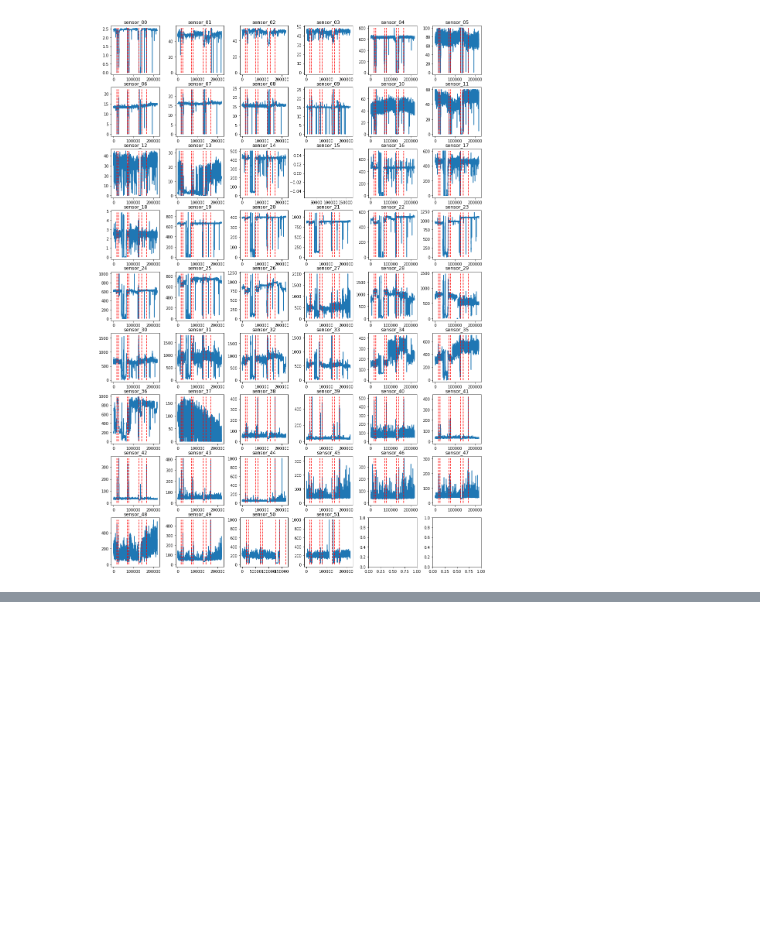
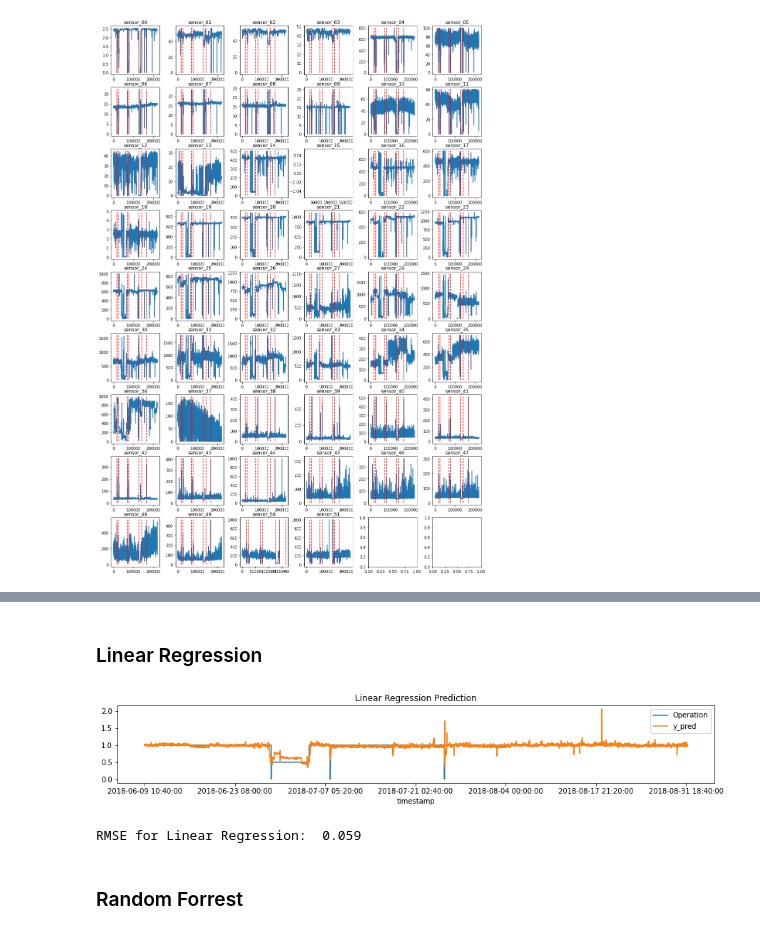
Before and after one commit to andrey101010/2D-Imaging-with-Matlab, a Jupyter notebook: eda-logistic-regression-random-forest-outlook.ipynb, the cells around one changed output, grey strips where cells are left out. Cells and saved outputs as stored; diff of their text form; code cells hidden in the pictures; blank space fills up the shorter version.

```diff
--- a/eda-logistic-regression-random-forest-outlook.ipynb
+++ b/eda-logistic-regression-random-forest-outlook.ipynb
@@ -126,0 +156,2 @@ df['shift_10_min_sensor_00'] = df['sensor_00'].shift(10) # shifts the target col
+# %%
+df = df.backfill() # somehow fillna('backfill') produced columns with objects.')
@@ -126,0 +167,31 @@ df['shift_10_min_sensor_00'] = df['sensor_00'].shift(10) # shifts the target col
+# %%
+df.set_index('timestamp', inplace=True)
+df.index.freq = 'min' # df.index gets the frequency of the time series. It is needed for future steps.
+# %%
+# train/test split time series
+train_df = df.loc[df.index < "2018-06-09 10:40:00"]
+test_df = df.loc[df.index >= "2018-06-09 10:40:00"]
+X_train = train_df.drop(['machine_status', 'Operation'], axis = 1)
+y_train = train_df.Operation
+X_test = test_df.drop(['machine_status', 'Operation'], axis = 1)
+y_test = test_df.Operation
+# %% [markdown]
+### Linear Regression
+# %%
+reg = LinearRegression()
+reg.fit(X_train, y_train)
+y_pred = reg.predict(X_test)
+# %%
+y_test_plot = y_test.copy()
+y_test_plot = pd.DataFrame(y_test_plot)
+y_test_plot['y_pred'] = y_pred.tolist()
+y_test_plot.plot.line(figsize=(15,2));
+plt.title('Linear Regression Prediction');
+# %% [output]
+[figure, added]
+# %%
+print('RMSE for Linear Regression: ', "%.3f" % mean_squared_error(y_pred, y_test)**(1/2))
+# %% [output]
+RMSE for Linear Regression:  0.059
+# %% [markdown]
+### Random Forrest
```
Also changed, not shown: parts of 76 cells of this notebook.
